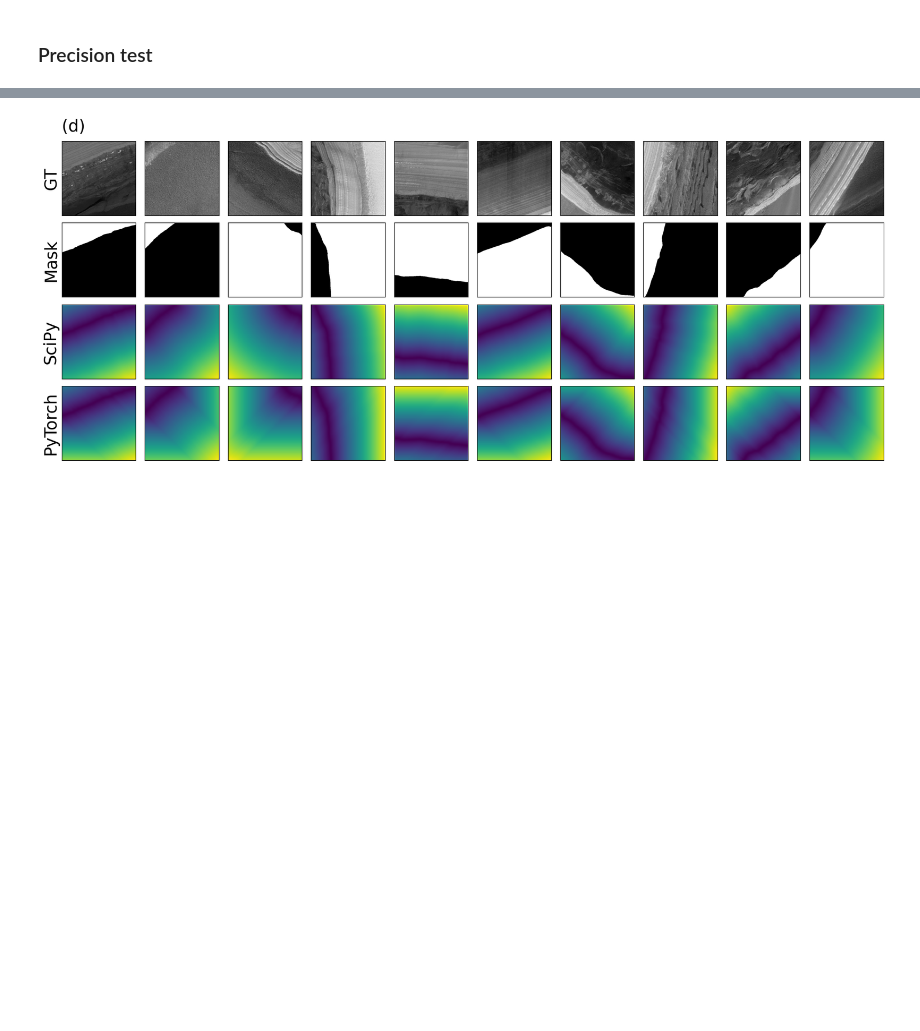
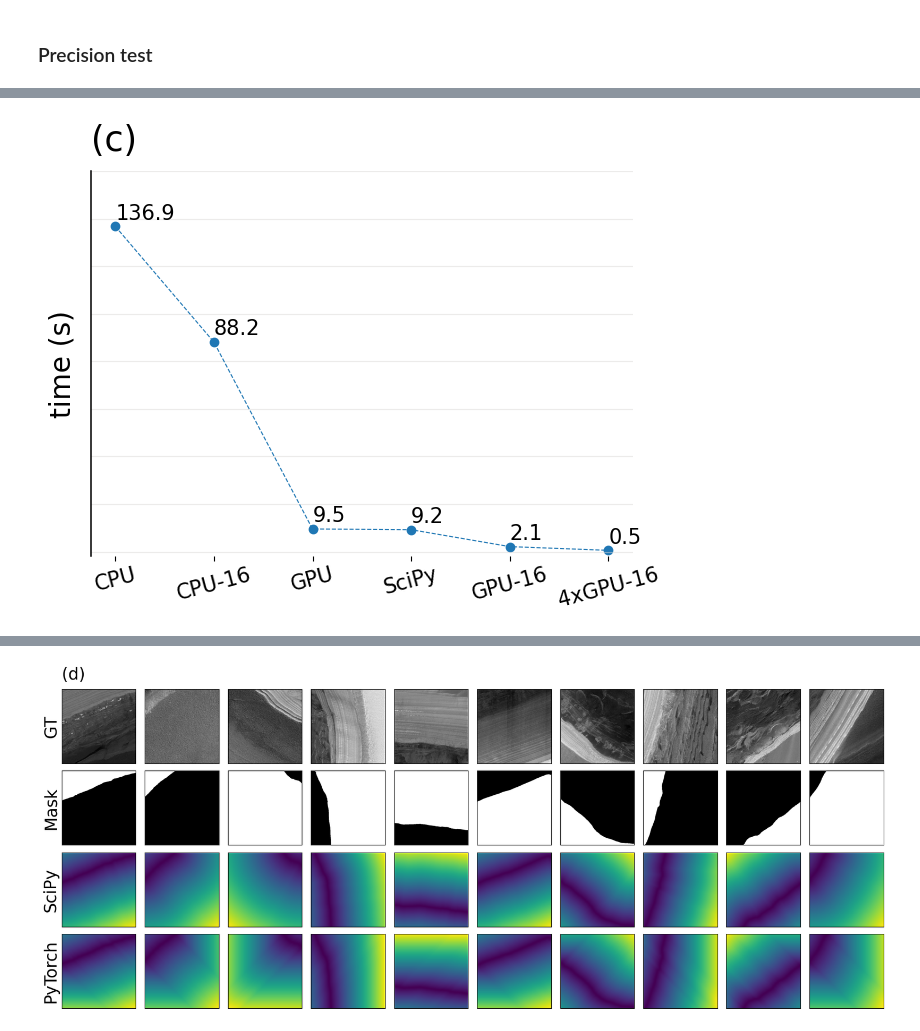
Before and after one commit to ZipZaap/MobaNet, a Jupyter notebook: notebooks/sdm_tests.ipynb, the cells around one changed output, grey strips where cells are left out. Drawn from its saved outputs; the diff is of its cells as text; code cells hidden in the pictures; blank space fills up the shorter version.

```diff
--- a/notebooks/sdm_tests.ipynb
+++ b/notebooks/sdm_tests.ipynb
@@ -145,0 +163,14 @@ plot_mae(mae, ax)
+# %%
+# Use defaults or choose custom
+imsize: int = CONF.INPUT_SIZE
+batch: int = CONF.BATCH_SIZE
+n_iters: int = 1000
+ksize: int = 11 # should be set to the best experimental value from Kernel Size Test
+
+method_speed_test: list[tuple[str, float]] = []
+
+# demo masks for quick & consistent testing
+mask = np.zeros((imsize, imsize), dtype=np.float32)
+mask[np.tril_indices(imsize)] = 1.0
+mask_tensor_cpu = torch.from_numpy(mask).unsqueeze(0).unsqueeze(0)
+mask_tensor_gpu = mask_tensor_cpu.to('cuda:0')
@@ -145,0 +243,35 @@ plot_mae(mae, ax)
+# %%
+fig, ax = plt.subplots(figsize=(7,5))
+
+def plot_speed_test(ax, arr):
+    arr = sorted(arr, key=lambda x: x[1], reverse=True)
+
+    x = [item[0] for item in arr]
+    y = [item[1] for item in arr]
+    x_i = list(range(len(x)))
+
+    ax.scatter(x,y)
+    ax.plot(x, y, linestyle='--', linewidth = 0.8)
+
+    for i in range(len(x)):
+        ax.text(x_i[i], y[i] + 3, f'{y[i]:.1f}', fontsize=15)
+
+    ax.set_ylim(-2, 160)
+    # ax.set_xlim(2, 12)
+    ax.set_yticklabels([])
+
+    ax.grid(which="major", axis='y', color='#DAD8D7', alpha=0.5, zorder=1)
+
+    ax.spines[['top','right', 'bottom']].set_visible(False)
+    ax.spines['left'].set_linewidth(1.1)
+
+    ax.yaxis.set_tick_params(pad=2, labeltop=False, labelbottom=True, bottom=False, labelsize=15)
+    ax.xaxis.set_tick_params(pad=2, labelsize=15, labelrotation=15)
+
+    ax.set_ylabel('time (s)', fontsize=20, labelpad=5)
+
+    ax.set_title('(c)', loc = 'left', pad = 15, fontsize = 25)
+
+plot_speed_test(ax, method_speed_test)
+# %% [output]
+[figure, added]
```
Also changed, not shown: parts of 24 cells of this notebook, 2 other files.
